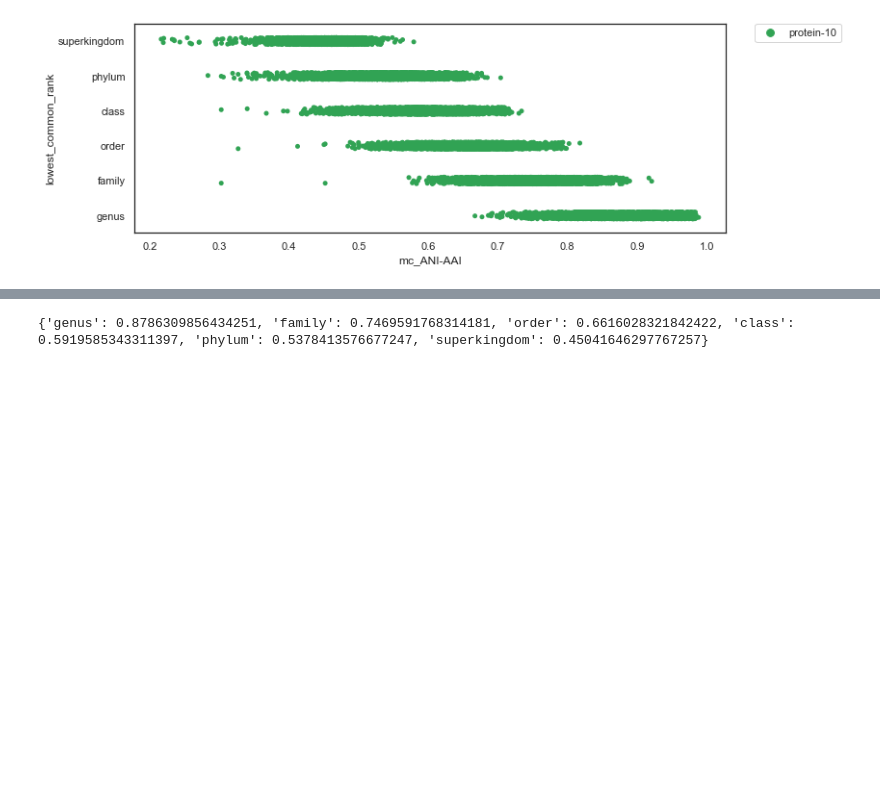
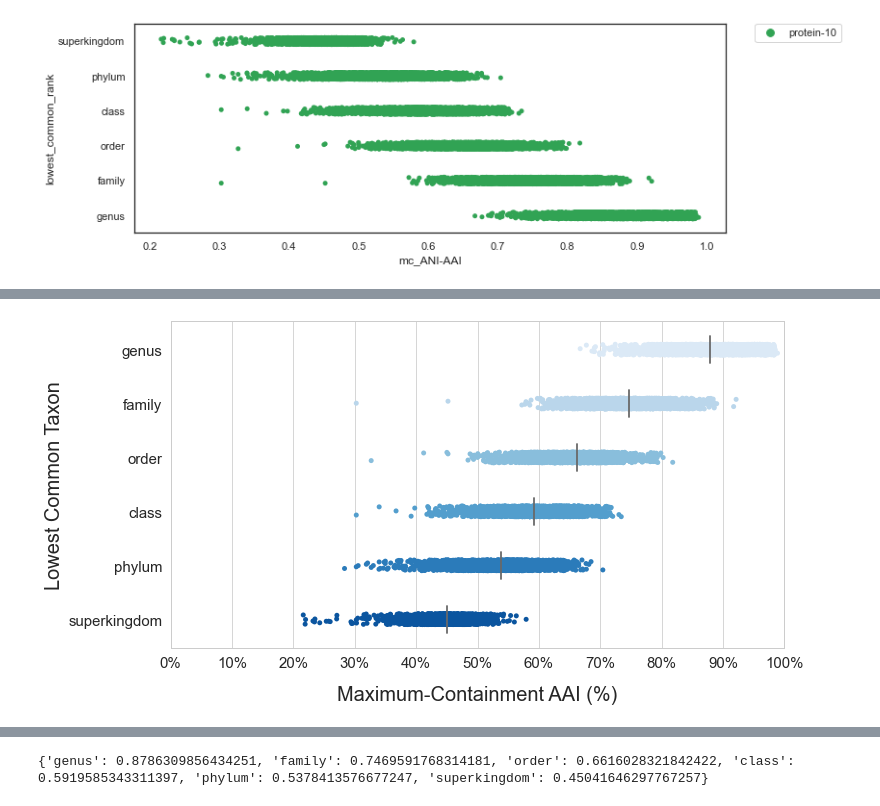
Before and after one commit to bluegenes/2020-dist-compare, a Jupyter notebook: notebooks/evolpaths-ANI-AAI.ipynb, the cells around one changed output, grey strips where cells are left out. Cells and saved outputs as stored; diff of their text form; code cells hidden in the pictures; blank space fills up the shorter version.

```diff
--- a/notebooks/evolpaths-ANI-AAI.ipynb
+++ b/notebooks/evolpaths-ANI-AAI.ipynb
@@ -292,0 +311,33 @@ with sns.plotting_context("paper", font_scale=1.5,rc={"font.size":15,"axes.title
+# %%
+sns.set() # reset defaults
+with sns.plotting_context("paper", font_scale=1.7,rc={"font.size":15,"axes.titlesize":10,"axes.labelsize":10}):
+    sns.set_style("whitegrid")
+    g=sns.stripplot(data=p10, y="lowest_common_rank", x="mc_ANI-AAI", hue="lowest_common_rank", palette="Blues", order=rankorder)
+    #lgd=g.legend(bbox_to_anchor=(1.05, 1), loc=2, borderaxespad=0.)
+    g.legend_.remove()
+    #x = plt.gca().axes.get_xlim()
+    median_width = 0.5
+    order = 3
+    for tick, text in zip(g.get_yticks(), g.get_yticklabels()):
+        rank = text.get_text()
+        median_val = p10.loc[p10["lowest_common_rank"] == rank].median()['mc_ANI-AAI']
+        g.plot([median_val, median_val],[tick-median_width/2, tick+median_width/2],lw=1.8, color='dimgray', zorder=order)
+        order+=1
+
+    # format x ticks as %
+    plt.gcf().set_size_inches(11, 6)
+    g.set(xlim=(0, 1))
+    g.xaxis.set_major_locator(mtick.MultipleLocator(0.1))
+    g.xaxis.set_major_formatter(mtick.PercentFormatter(xmax=1))
+    plt.xlabel("Maximum-Containment AAI (%)", size=20, labelpad=15)
+    plt.ylabel("Lowest Common Taxon", size=20)
+    #g.axis("off")
+    #g.spines["right"].set_visible(False)
+    #g.spines["top"].set_visible(False)
+    #g.spines["left"].set_visible(False)
+    #g.spines["bottom"].set_visible(False)
+    fig = g.get_figure()
+    fig.savefig("gtdb95-evolpaths-mcAAI.REDformat.png",bbox_inches='tight')
+    fig.savefig("gtdb95-evolpaths-mcAAI.REDformat.pdf",bbox_inches='tight')
+# %% [output]
+[figure, added]
```
Also changed, not shown: parts of 12 cells of this notebook.
